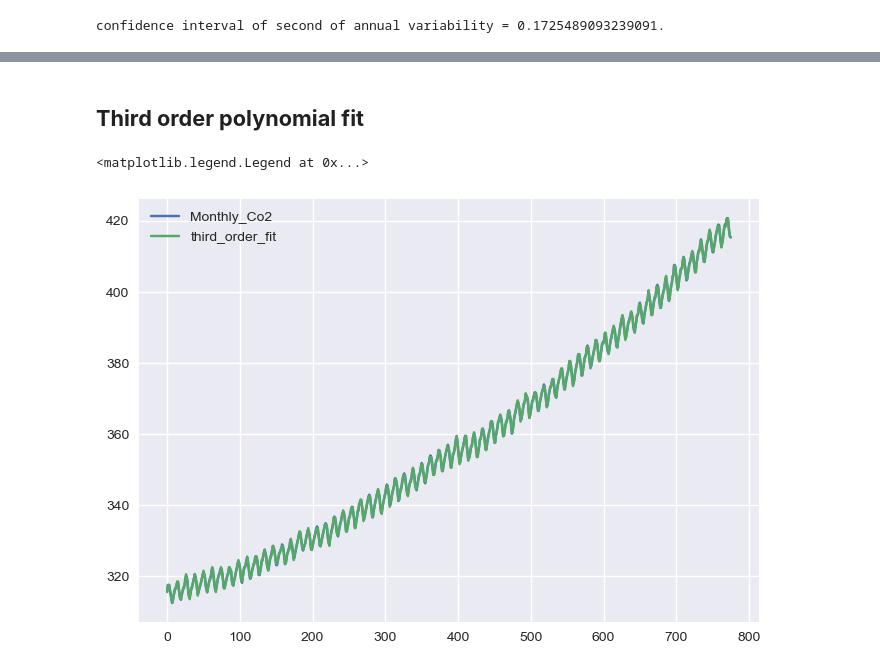
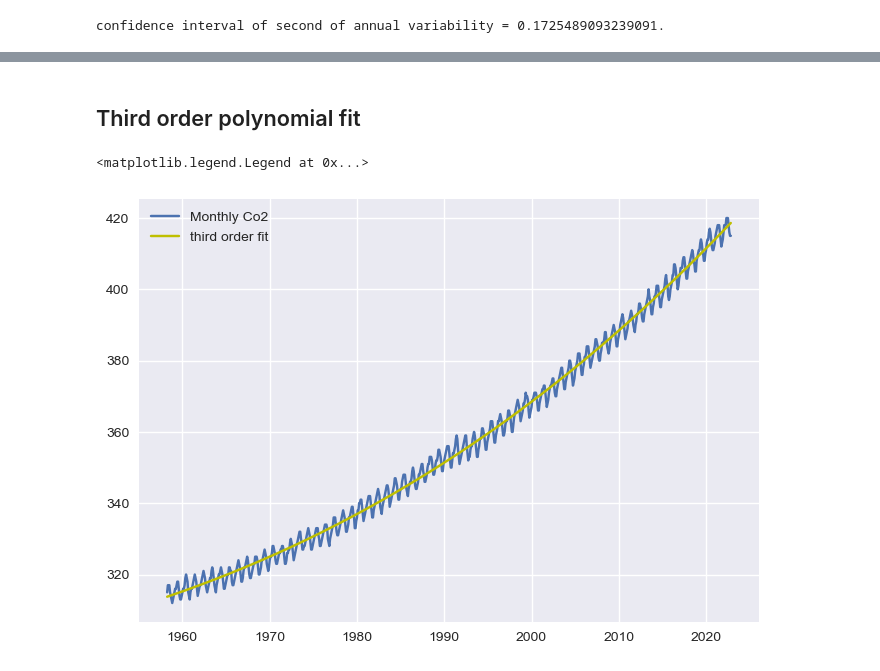
Before and after one commit to Sumanshekhar17/Geophysical-Data-Analysis, a Jupyter notebook: Keeling Curve Data - Statistical Analysis.ipynb, the cells around one changed output, grey strips where cells are left out. Drawn from its saved outputs; the diff is of its cells as text; code cells hidden in the pictures.

```diff
--- a/Keeling Curve Data - Statistical Analysis.ipynb
+++ b/Keeling Curve Data - Statistical Analysis.ipynb
@@ -439,4 +308,0 @@ statistics.stdev(annual_variability[half_year: len(unique_years)-1])
-# %%
-x = np.array(keeling_curve['Year'])
-# %%
-x = x.astype(int)#changing data type from object to int because polyfit only take numeric data type as input
@@ -445,2 +308,0 @@ y = np.array(keeling_curve['Monthly mean CO2 concentration'])
-# %%
-x = y.astype(int) #changing data type from object to int because polyfit only take numeric data type as input
@@ -481,0 +309,2 @@ df = df['Year_.dt.year + df['Year_Month'].dt.month/12
+# %%
+y = np.array(keeling_curve['Monthly mean CO2 concentration']).astype(int)
@@ -482,12 +321,13 @@ df = df['Year_.dt.year + df['Year_Month'].dt.month/12
 # %% [markdown]
- ## **Third order polynomial fit**
+ ## Third order polynomial fit
 # %%
-third_order_fit = np.polyfit(x, y, deg = 3)
+third_order_fit_coeff = np.polyfit(x, y, deg = 3)
+third_order_fit = np.polyval(third_order_fit_coeff, x)
 fig, ax = plt.subplots()
-ax.plot(y, label='Monthly_Co2')
-ax.plot(np.polyval(third_order_fit, x), label='third_order_fit')
+ax.plot(x, y, label='Monthly Co2')
+ax.plot(x, third_order_fit, color = 'y',label='third order fit')
 ax.legend()
 # %% [output]
 <matplotlib.legend.Legend at 0x...>
-[figure, old version]
+[figure, new version]
 # %% [markdown]
```
Also changed, not shown: parts of 77 cells of this notebook.
